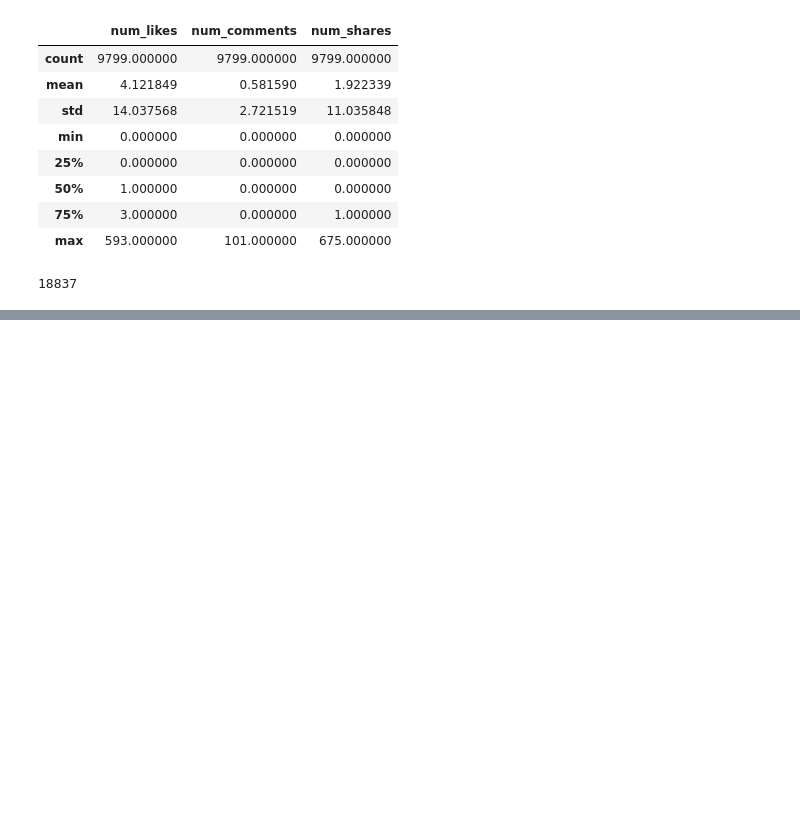
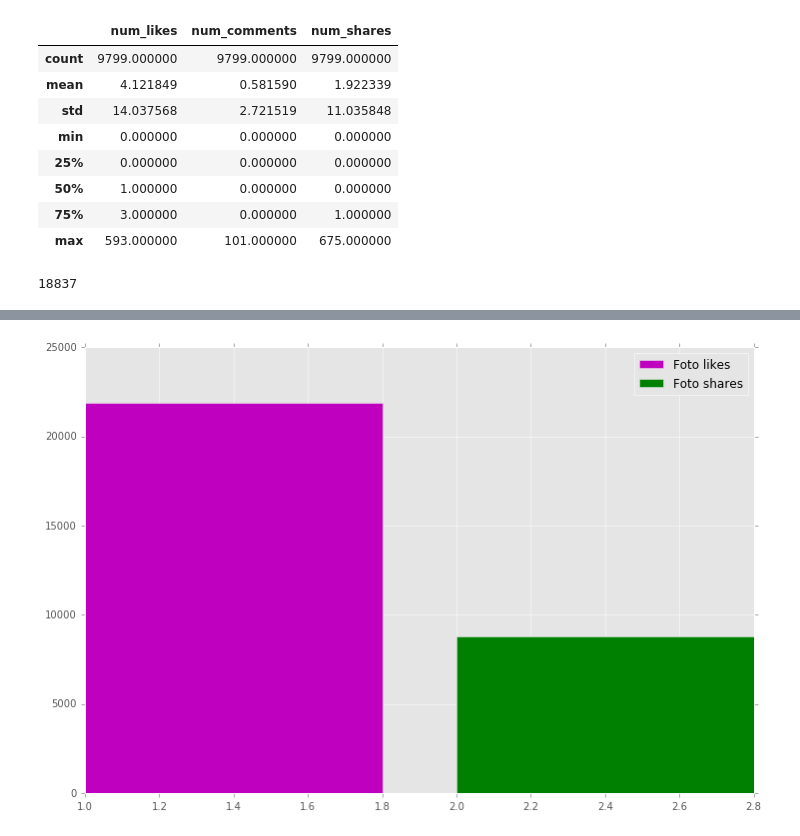
Before and after one commit to marcogoldin/data_science, a Jupyter notebook: com_venezia_facebook/Comune di Venezia, analisi facebook newsfeed 2009-2016.ipynb, the cells around one changed output, grey strips where cells are left out. Cells and saved outputs as stored; diff of their text form; code cells hidden in the pictures; blank space fills up the shorter version.

```diff
--- a/com_venezia_facebook/Comune di Venezia, analisi facebook newsfeed 2009-2016.ipynb
+++ b/com_venezia_facebook/Comune di Venezia, analisi facebook newsfeed 2009-2016.ipynb
@@ -60,0 +69,14 @@ Name: num_comments, dtype: bool
+# %%
+x = [1]
+y = [photo.num_likes.sum()]
+
+x2 = [2]
+y2 = [photo.num_shares.sum()]
+
+plt.bar(x,y,label="Foto likes", color="m")
+plt.bar(x2,y2,label="Foto shares",color="g")
+
+plt.legend()
+plt.show()
+# %% [output]
+[figure, added]
```
Also changed, not shown: parts of 7 cells of this notebook.
